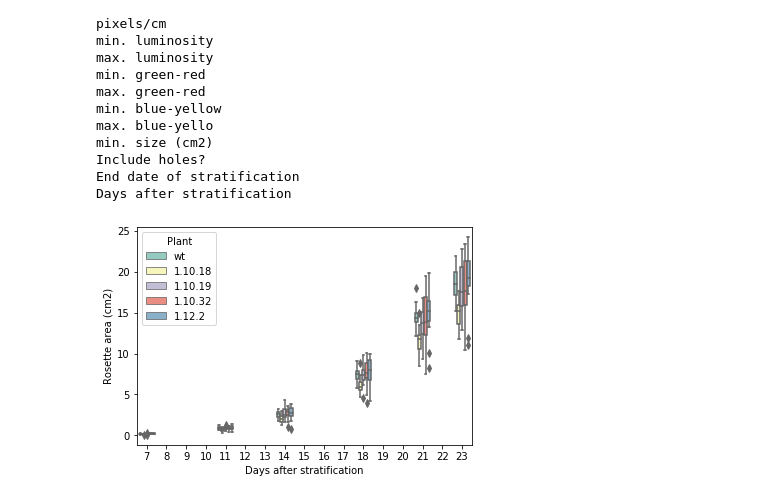
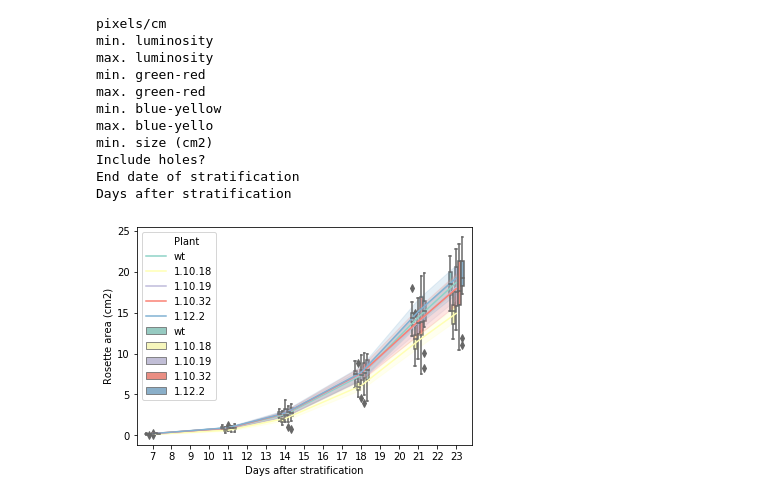
Before and after one commit to RonaCostello/Thesis, a Jupyter notebook: plots/chapter3_rosetteArea.ipynb, the cells around one changed output. Cells and saved outputs as stored; diff of their text form; code cells hidden in the pictures.

Commit message:
Add grouped line graph between data means

```diff
--- a/plots/chapter3_rosetteArea.ipynb
+++ b/plots/chapter3_rosetteArea.ipynb
@@ -24,5 +24,6 @@ End date of stratification
 Days after stratification
 # %%
 ax = sns.boxplot(x='Days after stratification', y='Rosette area (cm2)', data=rosette_df, hue=rosette_df['Plant'], palette="Set3", order=np.arange(7,24))
+ax = sns.lineplot(x=rosette_df['Days after stratification']-7, y='Rosette area (cm2)', data=rosette_df, hue=rosette_df['Plant'], palette="Set3", ax=ax)
 # %% [output]
-[figure, old version]
+[figure, new version]
```
